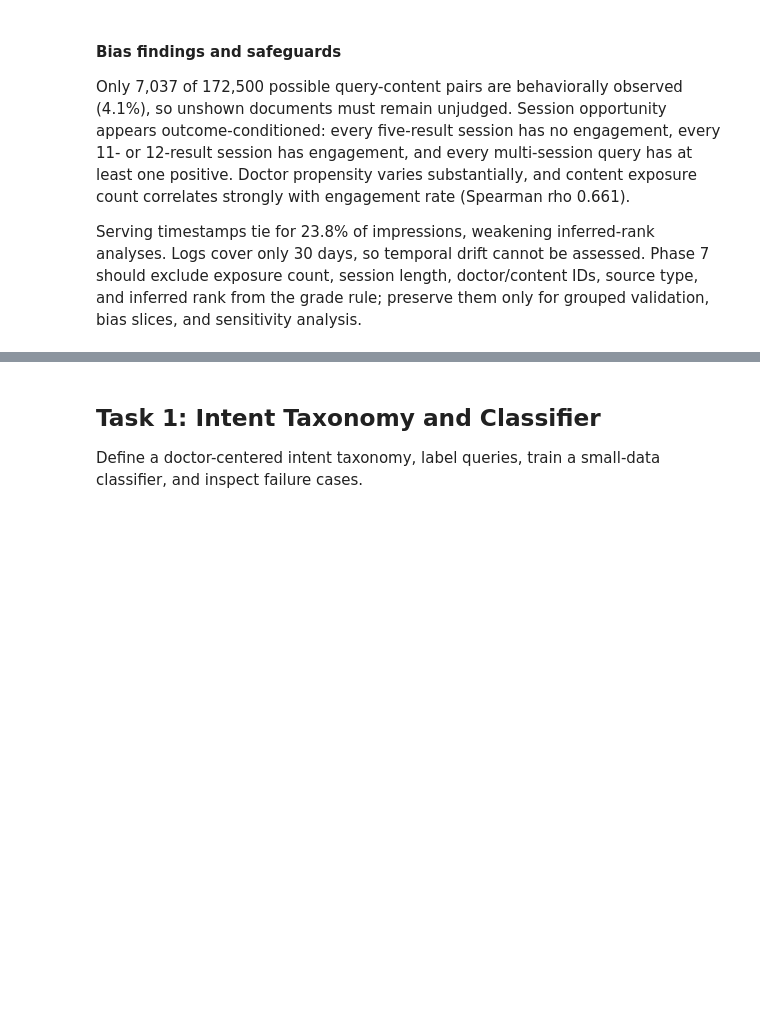
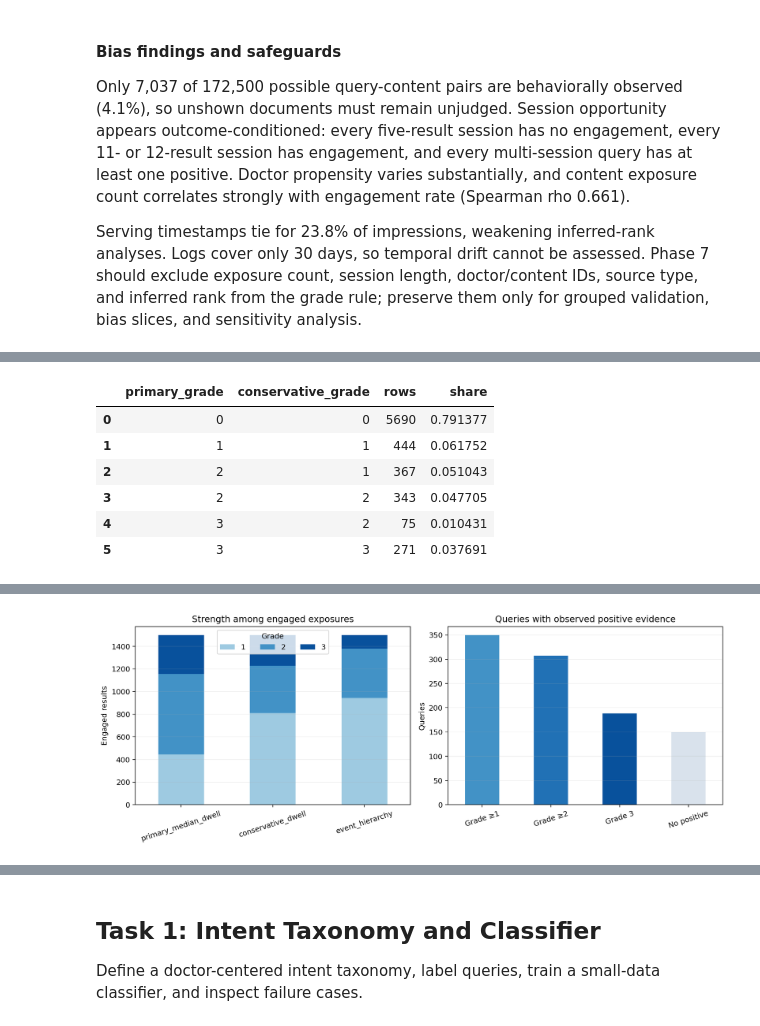
Before and after one commit to Gary3G/doctor-search-service, a Jupyter notebook: notebook.ipynb, the cells around one changed output, grey strips where cells are left out. Cells and saved outputs as stored; diff of their text form; code cells hidden in the pictures; blank space fills up the shorter version.

Commit message:
Complete behavioral relevance and structured compatibility

```diff
--- a/notebook.ipynb
+++ b/notebook.ipynb
@@ -1345,0 +1364,13 @@ Serving timestamps tie for 23.8% of impressions, weakening inferred-rank analyse
+# %%
+from src.relevance_labels import (
+    FIGURE_PATH as PHASE7_FIGURE_PATH, LABEL_DISTRIBUTION_PATH,
+    METRICS_PATH as PHASE7_METRICS_PATH, QUERY_COVERAGE_PATH,
+    SCHEME_TRANSITIONS_PATH,
+)
+
+display(pd.DataFrame([json.loads(PHASE7_METRICS_PATH.read_text(encoding='utf-8'))]))
+display(pd.read_csv(LABEL_DISTRIBUTION_PATH))
+display(pd.read_csv(SCHEME_TRANSITIONS_PATH))
+display(pd.read_csv(QUERY_COVERAGE_PATH).head(10))
+display(Image(filename=str(PHASE7_FIGURE_PATH)))
+# %% [output]
@@ -1345,0 +1396,7 @@ Serving timestamps tie for 23.8% of impressions, weakening inferred-rank analyse
+|  | primary_grade | conservative_grade | rows | share |
+| 0 | 0 | 0 | 5690 | 0.791377 |
+| 1 | 1 | 1 | 444 | 0.061752 |
+| 2 | 2 | 1 | 367 | 0.051043 |
+| 3 | 2 | 2 | 343 | 0.047705 |
+| 4 | 3 | 2 | 75 | 0.010431 |
+| 5 | 3 | 3 | 271 | 0.037691 |
@@ -1345,0 +1414 @@ Serving timestamps tie for 23.8% of impressions, weakening inferred-rank analyse
+[figure, added]
```
Also changed, not shown: parts of 8 cells of this notebook, 25 other files.
